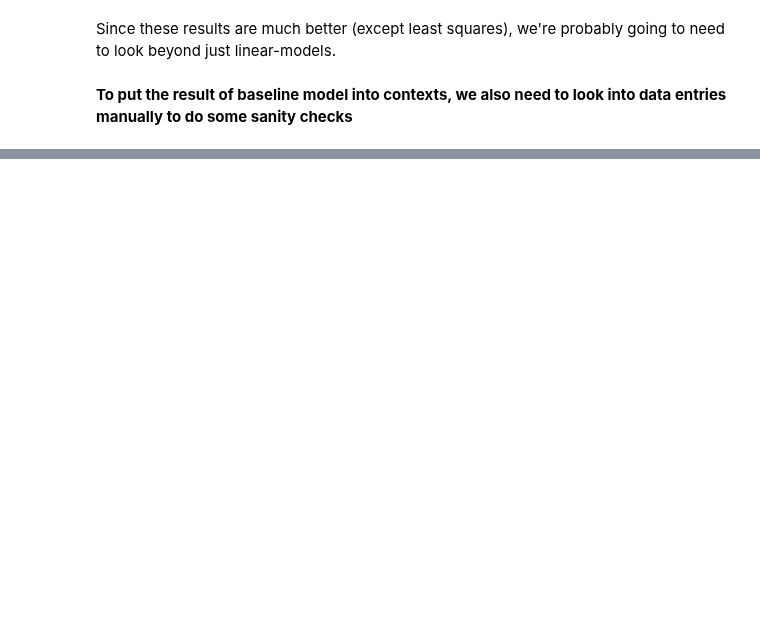
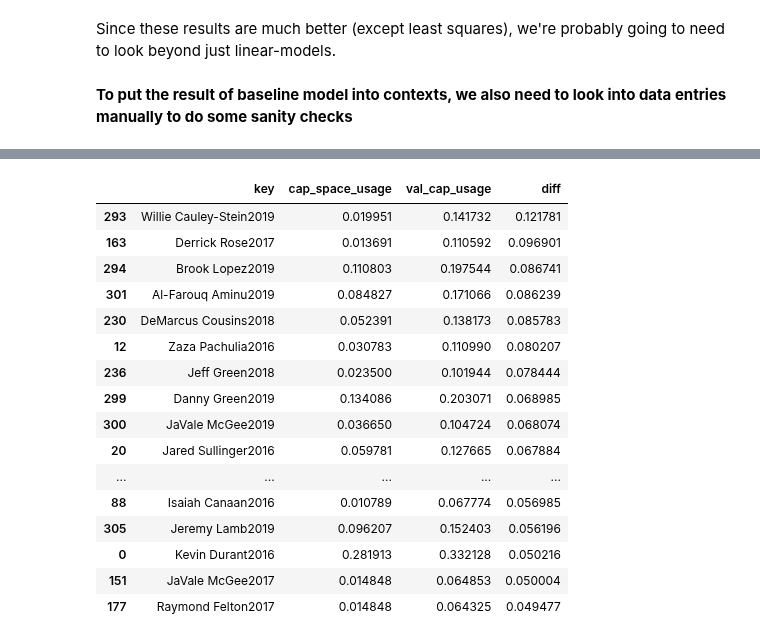
Before and after one commit to ZachLiu519/nba-model, a Jupyter notebook: spring21_models/baseline_model.ipynb, the cells around one changed output, grey strips where cells are left out. Saved outputs shown, nothing was run; the diff lists cells and outputs as text; code cells hidden in the pictures; blank space fills up the shorter version.

```diff
--- a/spring21_models/baseline_model.ipynb
+++ b/spring21_models/baseline_model.ipynb
@@ -239,8 +246,8 @@ Since these results are much better (except least squares), we're probably going
 train_indexes = X_train.index
 # %%
 sanity_check_train_df = dum_df.iloc[train_indexes][['key', 'cap_space_usage', 'Wins Added', 'value_over_replacement_player',
-                                                      'war_total', 'win_shares']]
+                                                      'war_total', 'win_shares','salary']]
 sanity_check_train_df['val_cap_usage'] = elasticNet.predict(X_trainPF)
 sanity_check_train_df['diff'] = sanity_check_train_df['val_cap_usage'] - sanity_check_train_df['cap_space_usage']
 # %%
-sanity_check_train_df.sort_values('diff', ascending=False)
+training_set = sanity_check_train_df.sort_values('diff', ascending=False)
@@ -291,0 +265,20 @@ sanity_check_val_df.sort_values('diff', ascending=False)
+# %%
+training_set[['key', 'cap_space_usage', 'val_cap_usage', 'diff']].head(25)
+# %% [output]
+|  | key | cap_space_usage | val_cap_usage | diff |
+| 293 | Willie Cauley-Stein2019 | 0.019951 | 0.141732 | 0.121781 |
+| 163 | Derrick Rose2017 | 0.013691 | 0.110592 | 0.096901 |
+| 294 | Brook Lopez2019 | 0.110803 | 0.197544 | 0.086741 |
+| 301 | Al-Farouq Aminu2019 | 0.084827 | 0.171066 | 0.086239 |
+| 230 | DeMarcus Cousins2018 | 0.052391 | 0.138173 | 0.085783 |
+| 12 | Zaza Pachulia2016 | 0.030783 | 0.110990 | 0.080207 |
+| 236 | Jeff Green2018 | 0.023500 | 0.101944 | 0.078444 |
+| 299 | Danny Green2019 | 0.134086 | 0.203071 | 0.068985 |
+| 300 | JaVale McGee2019 | 0.036650 | 0.104724 | 0.068074 |
+| 20 | Jared Sullinger2016 | 0.059781 | 0.127665 | 0.067884 |
+| ... | ... | ... | ... | ... |
+| 88 | Isaiah Canaan2016 | 0.010789 | 0.067774 | 0.056985 |
+| 305 | Jeremy Lamb2019 | 0.096207 | 0.152403 | 0.056196 |
+| 0 | Kevin Durant2016 | 0.281913 | 0.332128 | 0.050216 |
+| 151 | JaVale McGee2017 | 0.014848 | 0.064853 | 0.050004 |
+| 177 | Raymond Felton2017 | 0.014848 | 0.064325 | 0.049477 |
```
Also changed, not shown: parts of 17 cells of this notebook.
